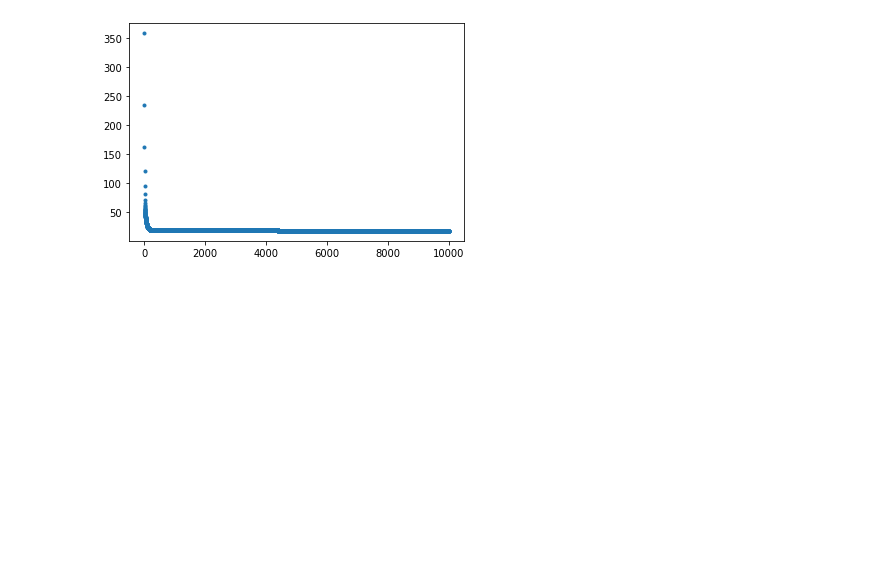
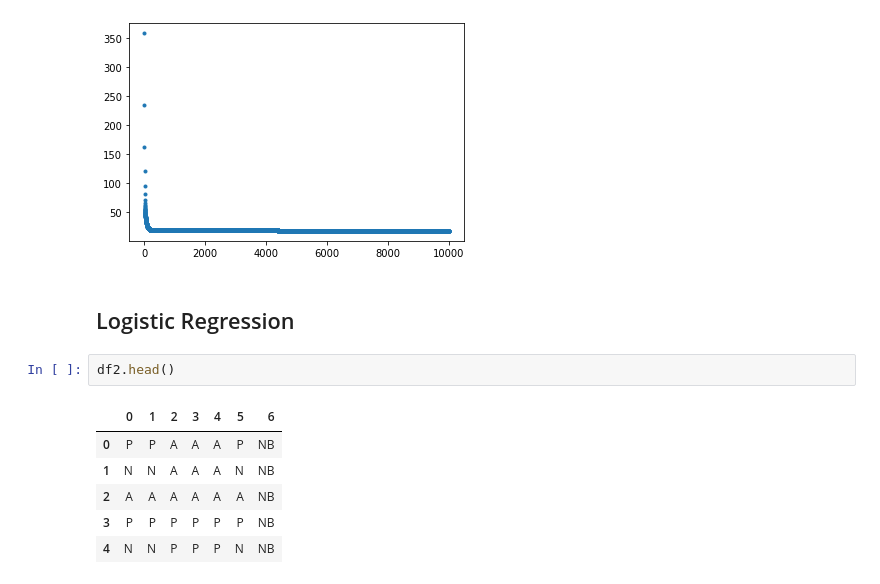
Before and after one commit to VenissaCarolQuadros/COMP551, a Jupyter notebook: COMP551_A1.ipynb, the cells around one changed output. Cells and saved outputs as stored; diff of their text form; blank space fills up the shorter version.

```diff
--- a/COMP551_A1.ipynb
+++ b/COMP551_A1.ipynb
@@ -140,3 +169,14 @@ plt.show()
 # %% [output]
 [figure]
 [figure]
+# %% [markdown]
+## Logistic Regression
+# %%
+df2.head()
+# %% [output]
+|  | 0 | 1 | 2 | 3 | 4 | 5 | 6 |
+| 0 | P | P | A | A | A | P | NB |
+| 1 | N | N | A | A | A | N | NB |
+| 2 | A | A | A | A | A | A | NB |
+| 3 | P | P | P | P | P | P | NB |
+| 4 | N | N | P | P | P | N | NB |
```
Also changed, not shown: parts of 12 cells of this notebook.
